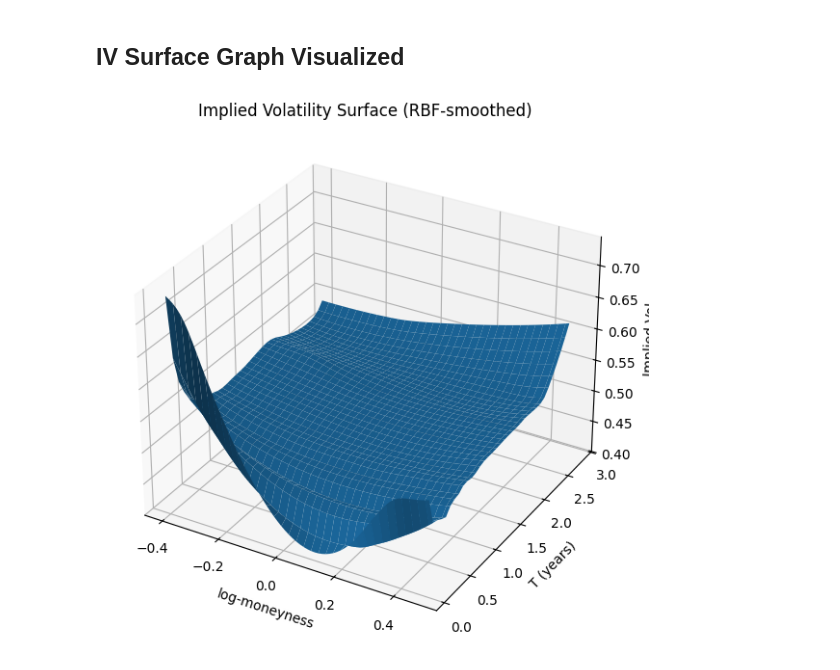
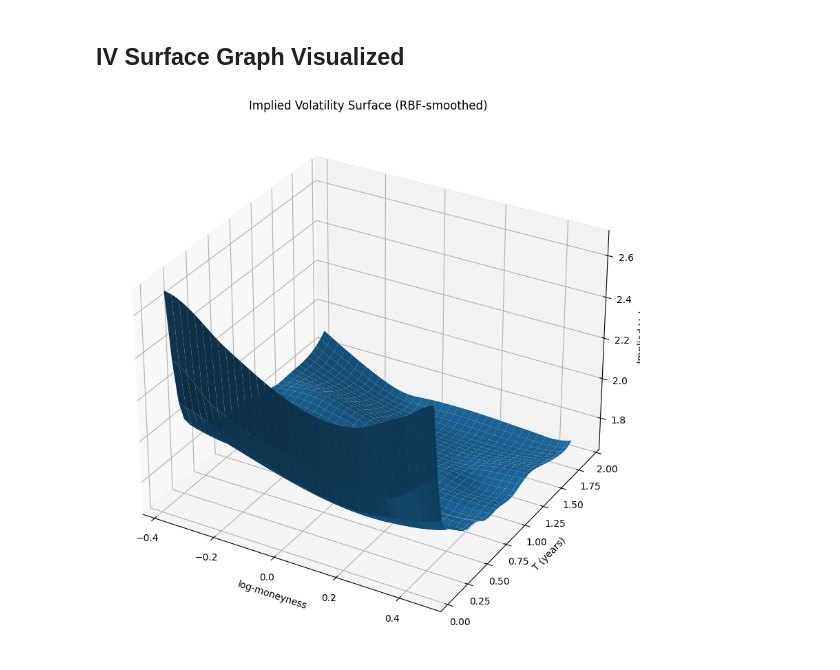
Before and after one commit to Emad-Eldin-G/CRR_Binomial_Options_Pricing, a Jupyter notebook: python_workbook.IPYNB, the cells around one changed output. Drawn from its saved outputs; the diff is of its cells as text; code cells hidden in the pictures.

Commit message:
finalized iv surface and design

```diff
--- a/python_workbook.IPYNB
+++ b/python_workbook.IPYNB
@@ -377,10 +370,9 @@ class IVSurface:
 
         self.stock_option_chain_data = stock_data[ticker]
 
-    def get_iv_data(self):
-        return self.build_iv_points()
 
-    def get_iv_surface(self):# -> tuple[NDArray[Any], NDArray[Any], NDArray[Any]]:
+    @lru_cache(maxsize=1)
+    def get_iv_data(self, today=datetime.now(timezone.utc).today().day):
         return self.build_iv_points()
 
     def iv_brentq_binomial(self, option_price, S0, K, r, T, opttype):
@@ -515,7 +507,7 @@ class IVSurface:
 
         return np.array(self.iv_data_x), np.array(self.iv_data_y), np.array(self.iv_data_iv)
 
-iv_surface = IVSurface("TSLA")
+iv_surface = IVSurface("ORCL")
 k, T, IV = iv_surface.get_iv_data()
 # %%
 print("\n=== IV RAW DATA SUMMARY ===")
@@ -574,40 +566,41 @@ def smooth_smiles(x, T, iv, s_scale=0.002, mad_z=4.0, min_pts=6):
 
 from scipy.interpolate import Rbf
 
-def build_surface_grid(df_s, nx=60, nT=30, rbf_smooth=0.003):
+def build_surface_grid(df_s, nx=60, nT=30, rbf_smooth=0.002):
     """
     df_s must contain columns x, T, iv_smooth
     Returns XX, TT, IVgrid
     """
     x_min, x_max = df_s["x"].quantile([0.02, 0.98]).to_numpy()
     T_min, T_max = df_s["T"].min(), df_s["T"].max()
 
     xg = np.linspace(x_min, x_max, nx)
     Tg = np.linspace(T_min, T_max, nT)
     XX, TT = np.meshgrid(xg, Tg)
 
     rbf = Rbf(
         df_s["x"].to_numpy(),
         df_s["T"].to_numpy(),
         df_s["iv_smooth"].to_numpy(),
         function="multiquadric",
         smooth=rbf_smooth,   # bigger => smoother
     )
-    IVgrid = rbf(XX, TT)
+
+    IVgrid = np.exp(rbf(XX, TT))
     return XX, TT, IVgrid
 
 df_s = smooth_smiles(k, T, IV, s_scale=0.003, mad_z=4.0)
-XX, TT, IVgrid = build_surface_grid(df_s, nx=70, nT=35, rbf_smooth=0.005)
+XX, TT, IVgrid = build_surface_grid(df_s, nx=70, nT=35, rbf_smooth=0.002)
 
 # ---- 3D surface ----
-fig = plt.figure(100, figsize=(10, 7))
+fig = plt.figure(111, figsize=(10, 10))
 ax = fig.add_subplot(111, projection="3d")
 ax.plot_surface(X=XX, Y=TT, Z=IVgrid, linewidth=0, antialiased=True)
 
 ax.set_xlabel("log-moneyness")
 ax.set_ylabel("T (years)")
 ax.set_zlabel("Implied Vol")
 ax.set_title("Implied Volatility Surface (RBF-smoothed)")
 plt.show()
 # %% [output]
-[figure, old version]
+[figure, new version]
```
Also changed, not shown: parts of 5 cells of this notebook, 11 other files.
